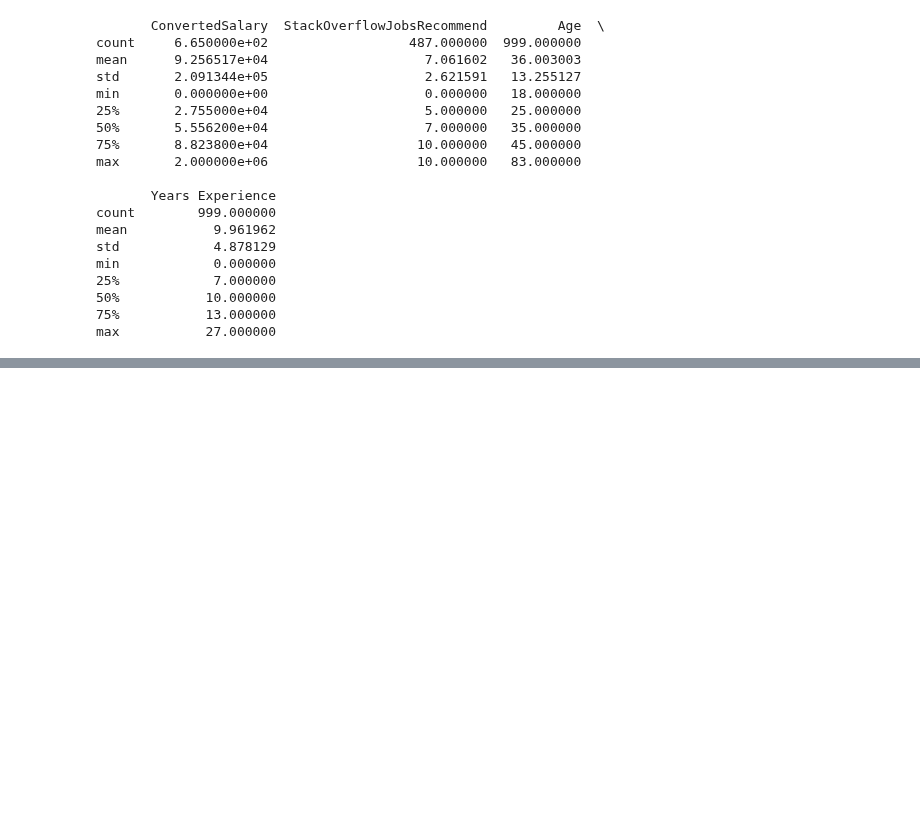
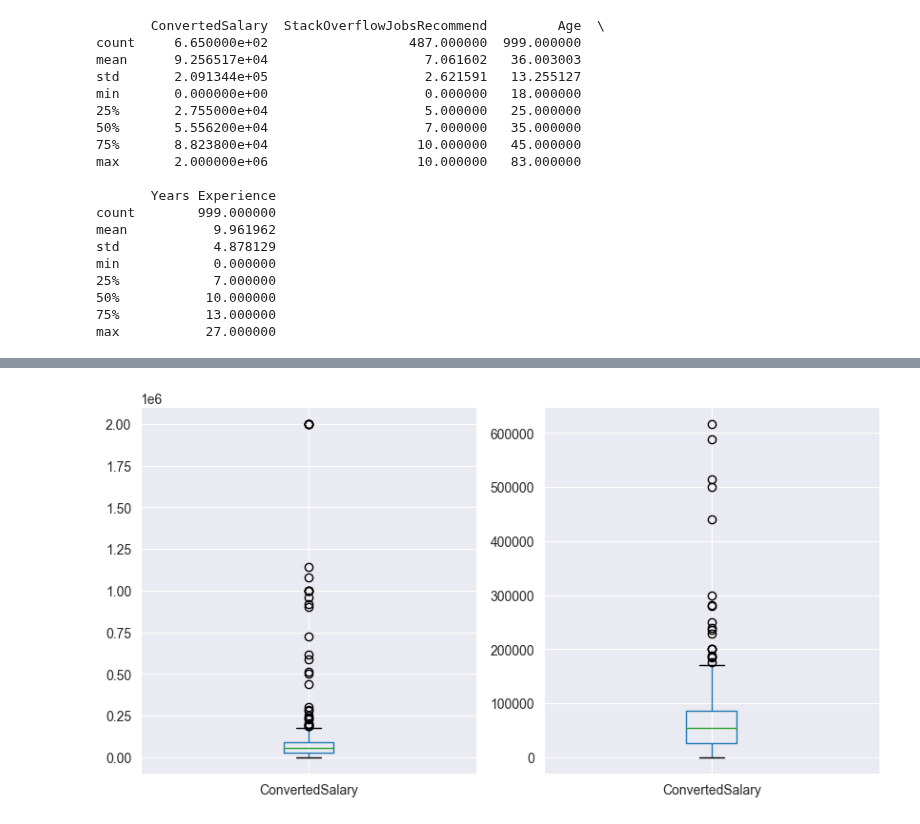
Before and after one commit to GuoweiYang19891101/datacamp_machine_learning_scientist_python, a Jupyter notebook: 10_feature_engineering.ipynb, the cells around one changed output, grey strips where cells are left out. Saved outputs shown, nothing was run; the diff lists cells and outputs as text; code cells hidden in the pictures; blank space fills up the shorter version.

```diff
--- a/10_feature_engineering.ipynb
+++ b/10_feature_engineering.ipynb
@@ -592,0 +672,24 @@ max           27.000000
+# %%
+# statistical outliers removal
+# use same dataset as above exercise
+
+# find the mean and standard deviation
+std = so_numeric_df['ConvertedSalary'].std()
+mean = so_numeric_df['ConvertedSalary'].mean()
+
+# get cutoff and lower and upper
+cut_off = std * 3
+lower, upper = mean - cut_off, mean + cut_off
+
+# trim the outliers
+trimmed_df = so_numeric_df[(so_numeric_df['ConvertedSalary'] < upper) & (so_numeric_df['ConvertedSalary'] > lower)]
+
+# compare box-plots
+fig, axs = plt.subplots(1, 2, figsize=(10, 5))
+so_numeric_df[['ConvertedSalary']].boxplot(ax=axs[0])
+trimmed_df[['ConvertedSalary']].boxplot(ax=axs[1])
+plt.show()
+
+# note how the y-axis scale changes from 2* 1e6 to 600000
+# %% [output]
+[figure, added]
```
Also changed, not shown: parts of 17 cells of this notebook.
